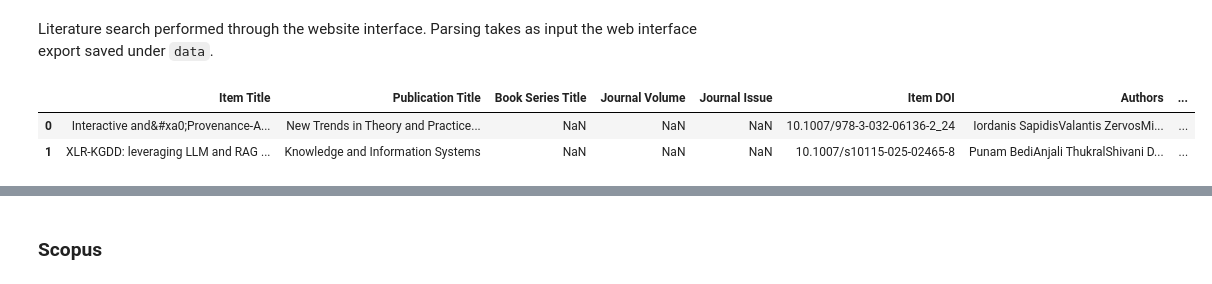
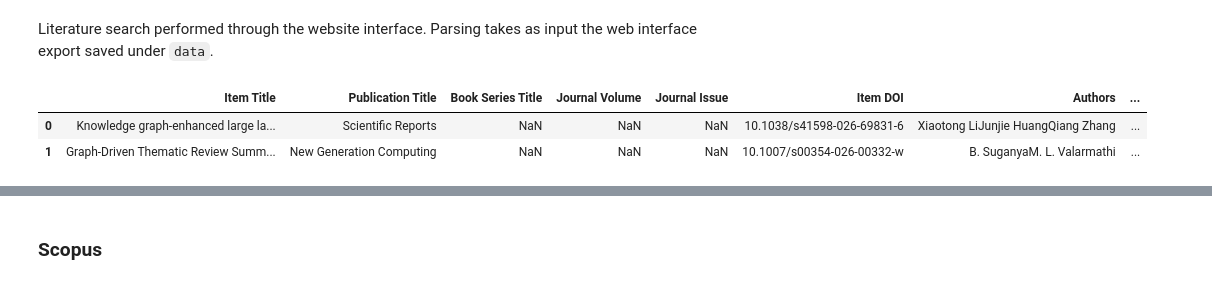
Before and after one commit to dmki-tuwien/Hallucination-KG-Survey, a Jupyter notebook: src/literature_review.ipynb, the cells around one changed output, grey strips where cells are left out. Drawn from its saved outputs; the diff is of its cells as text; code cells hidden in the pictures.

```diff
--- a/src/literature_review.ipynb
+++ b/src/literature_review.ipynb
@@ -383,12 +353,12 @@ clean_ieee_df.to_pickle("../results/ieee_results.pkl")
 # %% [markdown]
 Literature search performed through the website interface. Parsing takes as input the web interface export saved under `data`.
 # %%
-springer_df = pd.read_csv('../data/springer.csv')
+springer_df = pd.read_csv(SPRINGER_FILE_NAME)
 springer_df.head(2)
 # %% [output]
 |  | Item Title | Publication Title | Book Series Title | Journal Volume | Journal Issue | Item DOI | Authors | ... |
-| 0 | Interactive and&#xa0;Provenance-A... | New Trends in Theory and Practice... | NaN | NaN | NaN | 10.1007/978-3-032-06136-2_24 | Iordanis SapidisValantis ZervosMi... | ... |
-| 1 | XLR-KGDD: leveraging LLM and RAG ... | Knowledge and Information Systems | NaN | NaN | NaN | 10.1007/s10115-025-02465-8 | Punam BediAnjali ThukralShivani D... | ... |
+| 0 | Knowledge graph-enhanced large la... | Scientific Reports | NaN | NaN | NaN | 10.1038/s41598-026-69831-6 | Xiaotong LiJunjie HuangQiang Zhang | ... |
+| 1 | Graph-Driven Thematic Review Summ... | New Generation Computing | NaN | NaN | NaN | 10.1007/s00354-026-00332-w | B. SuganyaM. L. Valarmathi | ... |
 # %%
 # Keep useful fields and rename columns
 springer_df = springer_df.rename(columns={
```
Also changed, not shown: parts of 11 cells of this notebook, 3 other files.
